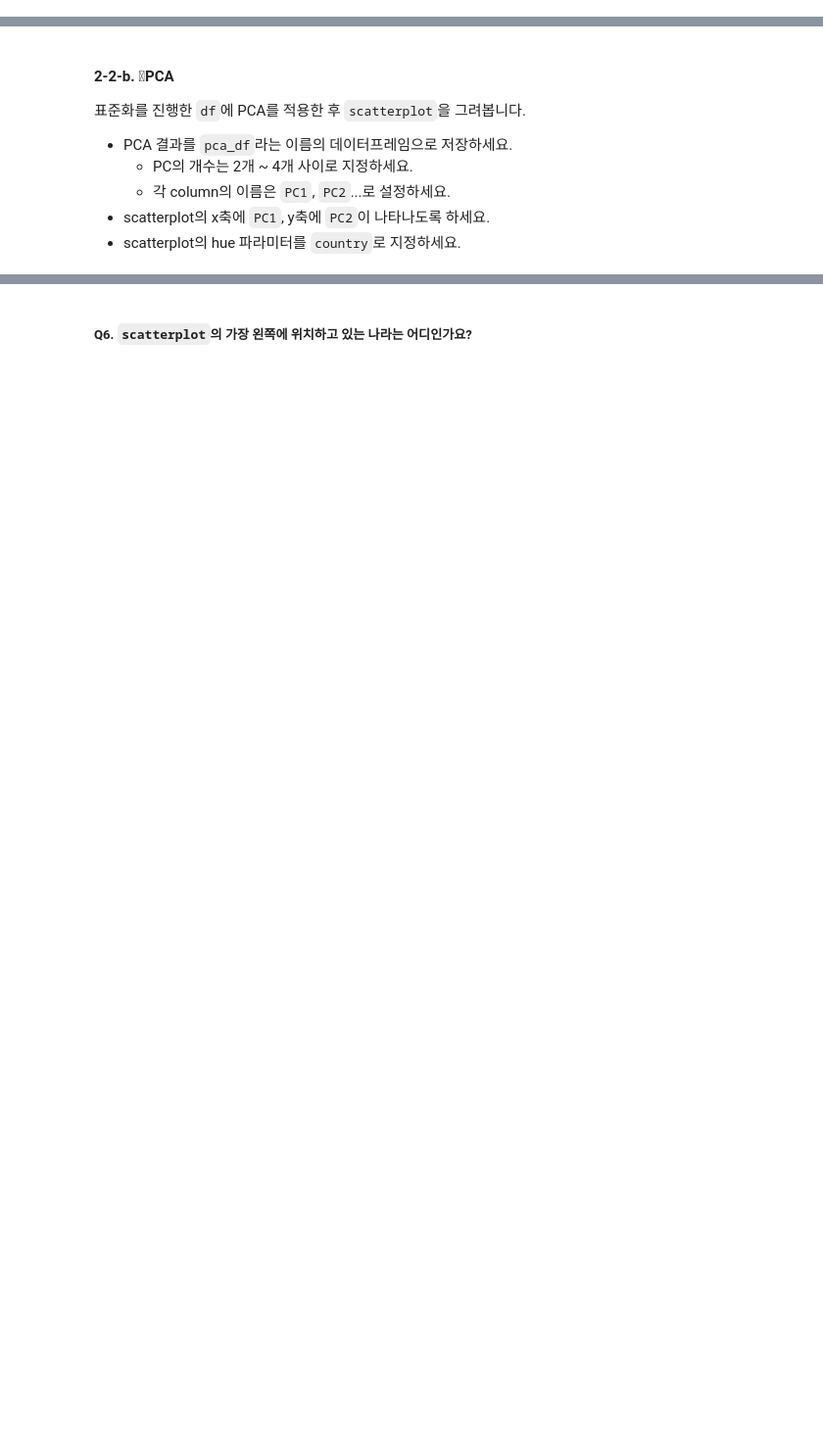
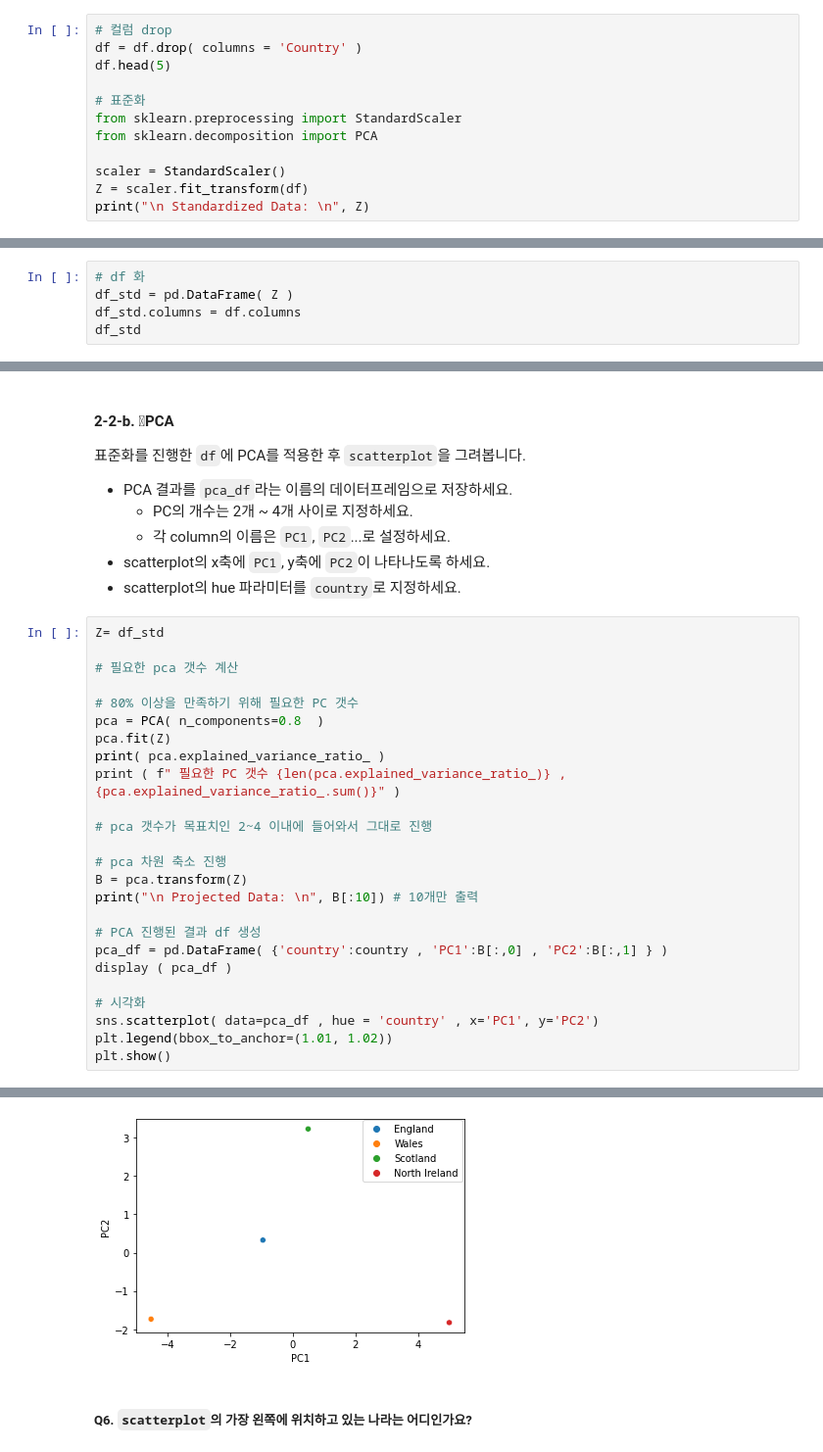
Before and after one commit to LamuneGitHub/A001_Python_Test, a Jupyter notebook: sprint/ai15-sc13x-이상필.ipynb, the cells around one changed output, grey strips where cells are left out. Shown at 98% size. Drawn from its saved outputs; the diff is of its cells as text; blank space fills up the shorter version.

```diff
--- a/sprint/ai15-sc13x-이상필.ipynb
+++ b/sprint/ai15-sc13x-이상필.ipynb
@@ -204,0 +214,12 @@ df
+# %%
+# 컬럼 drop
+df = df.drop( columns = 'Country' )
+df.head(5)
+
+# 표준화
+from sklearn.preprocessing import StandardScaler
+from sklearn.decomposition import PCA
+
+scaler = StandardScaler()
+Z = scaler.fit_transform(df)
+print("\n Standardized Data: \n", Z)
@@ -204,0 +240,5 @@ df
+# %%
+# df 화
+df_std = pd.DataFrame( Z )
+df_std.columns = df.columns
+df_std
@@ -211,3 +263,29 @@ df
   - 각 column의 이름은 `PC1`, `PC2`...로 설정하세요.
 - scatterplot의 x축에 `PC1`, y축에 `PC2`이 나타나도록 하세요.
 - scatterplot의 hue 파라미터를 `country`로 지정하세요.
+# %%
+Z= df_std
+
+# 필요한 pca 갯수 계산
+
+# 80% 이상을 만족하기 위해 필요한 PC 갯수
+pca = PCA( n_components=0.8  )
+pca.fit(Z)
+print( pca.explained_variance_ratio_ )
+print ( f" 필요한 PC 갯수 {len(pca.explained_variance_ratio_)} , {pca.explained_variance_ratio_.sum()}" )
+
+# pca 갯수가 목표치인 2~4 이내에 들어와서 그대로 진행
+
+# pca 차원 축소 진행
+B = pca.transform(Z)
+print("\n Projected Data: \n", B[:10]) # 10개만 출력
+
+# PCA 진행된 결과 df 생성
+pca_df = pd.DataFrame( {'country':country , 'PC1':B[:,0] , 'PC2':B[:,1] } )
+display ( pca_df )
+
+# 시각화
+sns.scatterplot( data=pca_df , hue = 'country' , x='PC1', y='PC2')
+plt.legend(bbox_to_anchor=(1.01, 1.02))
+plt.show()
+# %% [output]
@@ -214,2 +305,3 @@ df
+[figure, added]
 # %% [markdown]
 ##### **Q6. `scatterplot`의 가장 왼쪽에 위치하고 있는 나라는 어디인가요?**
```
Also changed, not shown: parts of 8 cells of this notebook.
